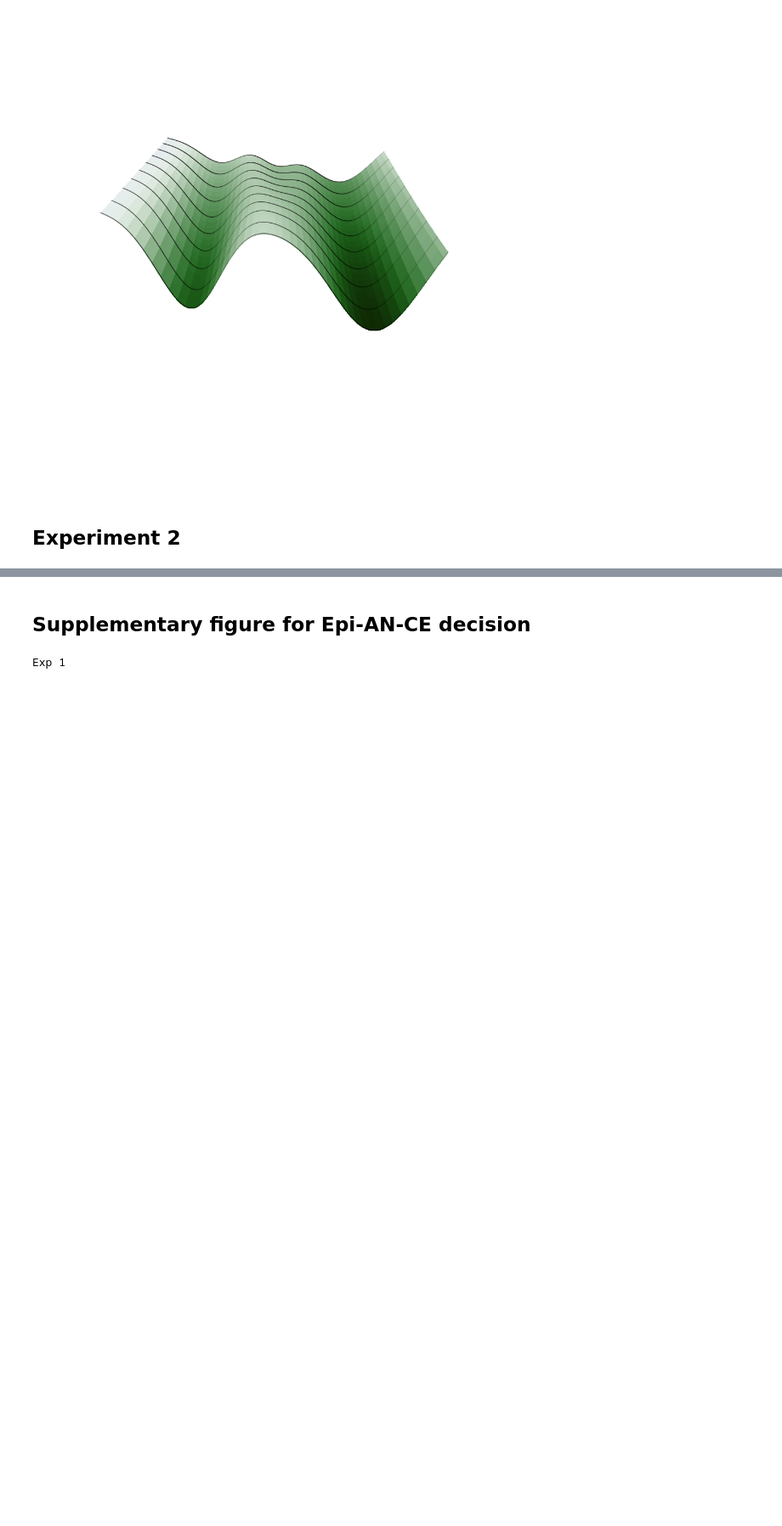
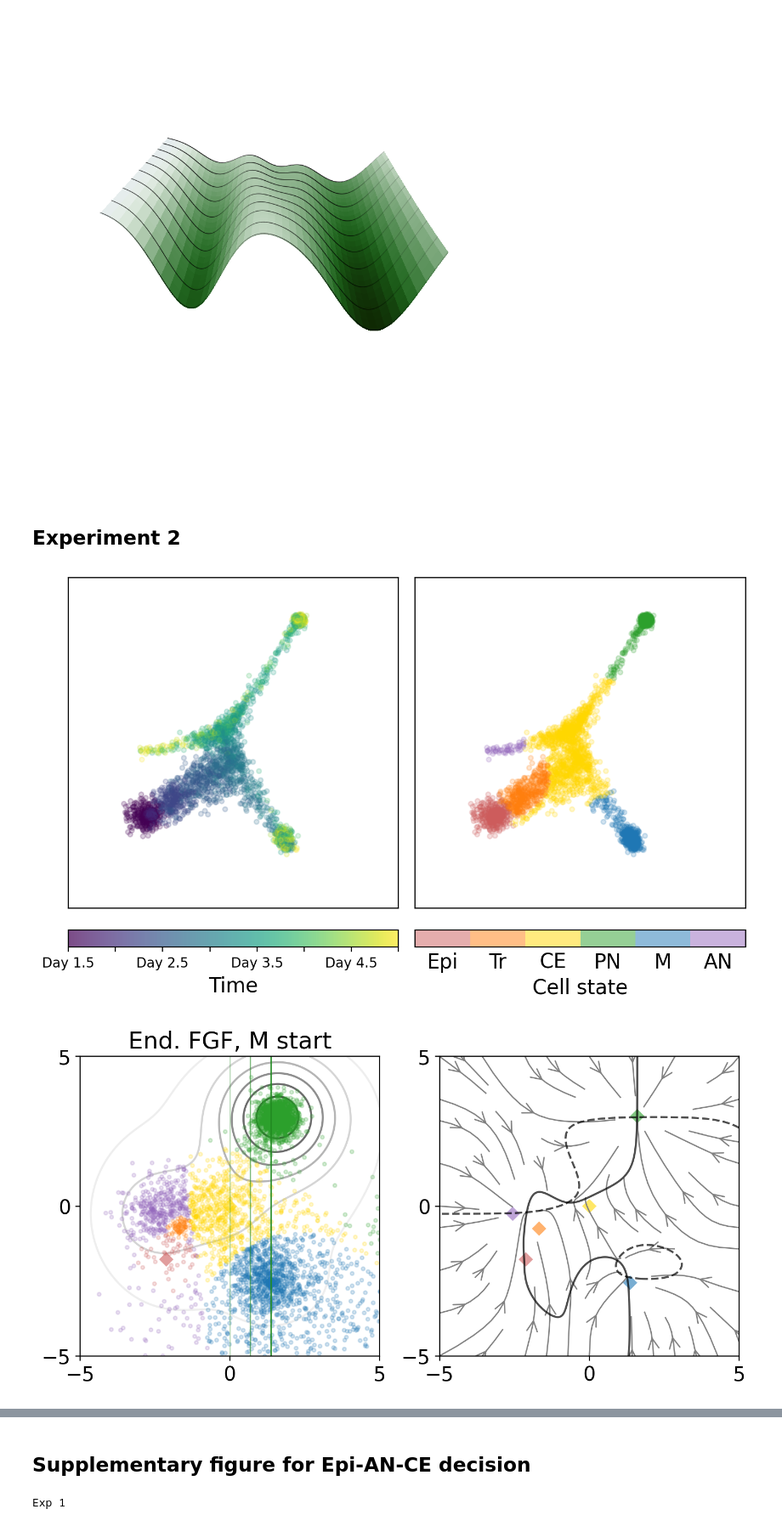
Before and after one commit to victoria-mochulska/evoscape, a Jupyter notebook: notebooks/decision_structure_analysis.ipynb, the cells around one changed output, grey strips where cells are left out. Shown at 85% size. Drawn from its saved outputs; the diff is of its cells as text; code cells hidden in the pictures; blank space fills up the shorter version.

```diff
--- a/notebooks/decision_structure_analysis.ipynb
+++ b/notebooks/decision_structure_analysis.ipynb
@@ -347,8 +341,8 @@ time_pars_exp = (0, delta*7, 15)
 
 n_landscapes = len(timecodes)
 
-for ind in range(60):
-# for ind in (57,):    ##    5, 49, 58, 14, 18, 40
+# for ind in range(60):
+for ind in (57,):    ##    5, 49, 58, 14, 18, 40
     timecode = timecodes[ind]
     landscape = landscape_from_timecode(CellDiff_Dataset_Landscape, timecode, data_dir, gen, landscape_pars)
     landscape = rotate_landscape(landscape, origin=origin, direction=direction, left=left, right=right, bottom=bottom)
@@ -425,32 +419,35 @@ for ind in range(60):
     ax2.set_xlim((0,(valley_x-0.5)*L*2.))
     ax2.axis('off')
     ax1.set_xlabel(r'Phenotypic coordinate $y$')
     ax1.set_ylabel('Potential')
     ax1.axis('off')
     ax1.set_xticks((-L, 0, L))
     ax1.set_yticks((0,), labels=('CE',))
 
     for axi in ax:
         axi.set_ylim((-L,L))
         axi.set_xlim((-L,L))
         axi.set_yticks((-L, 0, L))
         axi.set_xticks((-L, 0, L))
         axi.set_aspect('equal')
         for im, module in enumerate(landscape.module_list):
             axi.scatter(module.x, module.y, c=colors[im], marker='D', s=60, edgecolor='None', alpha=0.6)
 
     fig0.savefig(f'../panels/traj_{ind:02d}_2.png', dpi=200, bbox_inches='tight')
     fig.savefig(f'../panels/escape_{ind:02d}_2.png', dpi=200, bbox_inches='tight')
     fig1.savefig(f'../panels/sections_{ind:02d}_2.png', dpi=200, bbox_inches='tight')
     fig2.savefig(f'../panels/potential_{ind:02d}_2.png', dpi=200, bbox_inches='tight')
 
-    # plt.show()
+    plt.show()
     for figure in (fig0, fig, fig1, fig2):
 
         plt.close(figure)
 
     panels_dir = '../panels/'
     image_paths = [panels_dir+f"traj_{ind:02d}_2.png", panels_dir+f"escape_{ind:02d}_2.png",
                panels_dir+f"sections_{ind:02d}_2.png", panels_dir+f"potential_{ind:02d}_2.png"]
 
-    insert_sample_slide(panels_dir+"Landscapes_10_exp2.pptx", image_paths, data_dir, index=ind, timecode=str(timecode))
+    # insert_sample_slide(panels_dir+"Landscapes_10_exp2.pptx", image_paths, data_dir, index=ind, timecode=str(timecode))
+# %% [output]
+[figure, added]
+[figure, added]
```
Also changed, not shown: parts of 8 cells of this notebook, 6 other files.
